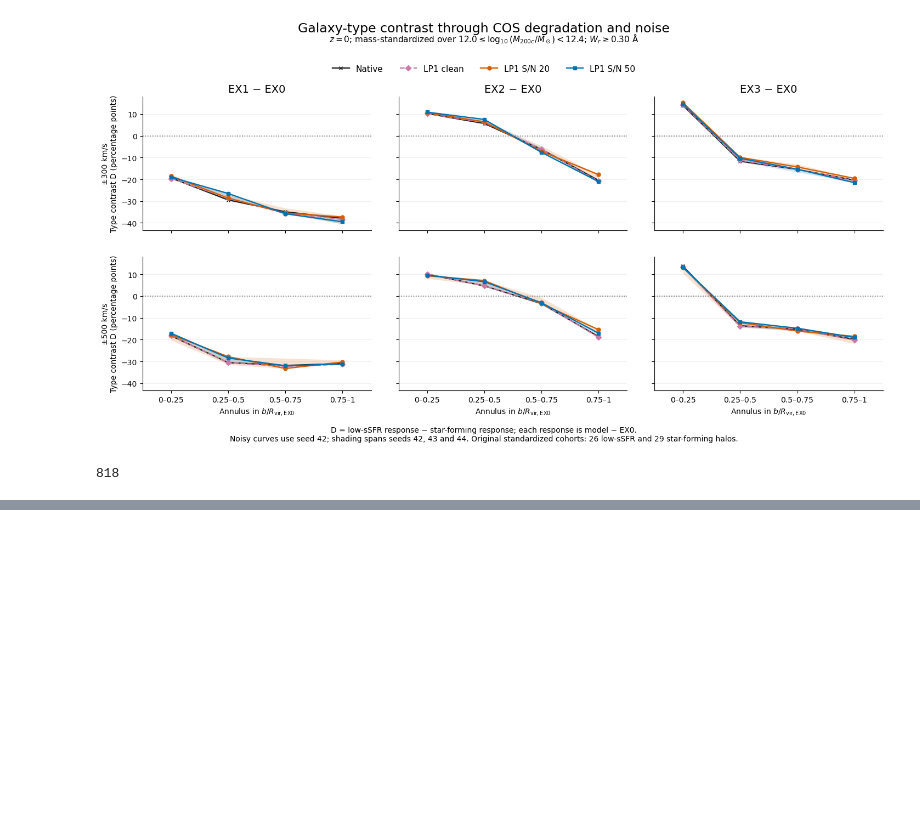
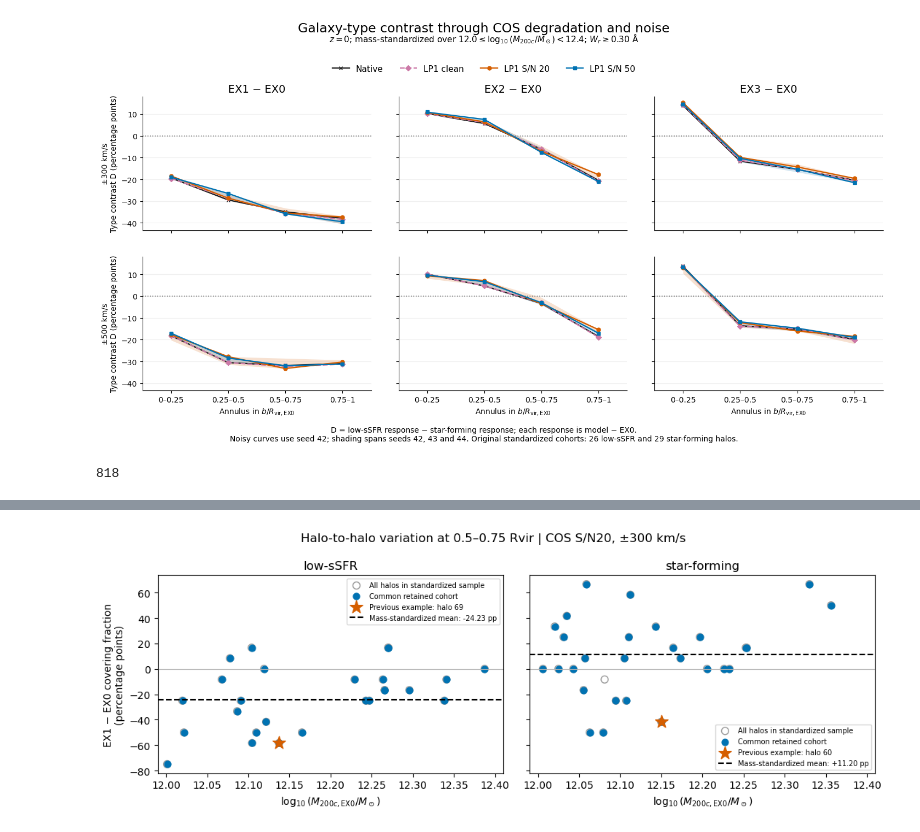
Before and after one commit to gogoi7/lya_forest_ml, a Jupyter notebook: notebooks/03_experiments.ipynb, the cells around one changed output, grey strips where cells are left out. Drawn from its saved outputs; the diff is of its cells as text; code cells hidden in the pictures; blank space fills up the shorter version.

```diff
--- a/notebooks/03_experiments.ipynb
+++ b/notebooks/03_experiments.ipynb
@@ -3714,0 +4212,95 @@ robustness_caption = (
+# %%
+# EX1 covering-fraction response in the annulus used for Fig. 3.
+response_key = ("EX_1", "fc_030", 2, "lp1_snr20", 42, 300)
+
+showcase_pool = offset_meta.loc[
+    offset_meta["logM200c"].ge(12.0)
+    & offset_meta["logM200c"].lt(12.4)
+].copy()
+
+showcase_pool["delta_fc030_pp"] = (
+    100 * full_delta_by_halo[response_key]
+)
+showcase_pool["max_offset_Rvir"] = offset_ratios.max(axis=1)
+
+reference_means = (
+    mass_std_type_ci.loc[
+        mass_std_type_ci["model"].eq("EX_1")
+        & mass_std_type_ci["metric"].eq("fc_030")
+        & mass_std_type_ci["b_bin"].eq(2)
+        & mass_std_type_ci["condition"].eq("lp1_snr20")
+        & mass_std_type_ci["noise_seed"].eq(42)
+        & mass_std_type_ci["half_window_kms"].eq(300)
+    ]
+    .set_index("type_EX0")["mean_delta"] * 100
+)
+
+fig, axes = plt.subplots(1, 2, figsize=(11, 4), sharey=True)
+ranked_candidates = []
+
+for ax, kind, old_id in zip(
+    axes, ["low_sSFR", "star-forming"], [69, 60]
+):
+    population = showcase_pool.loc[
+        showcase_pool["type_EX0"].eq(kind)
+    ].copy()
+    target = float(reference_means.loc[kind])
+
+    eligible = population.loc[population["retained"]].copy()
+    eligible["distance_from_mean_pp"] = abs(
+        eligible["delta_fc030_pp"] - target
+    )
+    eligible["distance_from_logM12p15"] = abs(
+        eligible["logM200c"] - 12.15
+    )
+    eligible = eligible.sort_values([
+        "distance_from_mean_pp", "distance_from_logM12p15",
+        "max_offset_Rvir",
+    ])
+    ranked_candidates.append(eligible.head(3))
+
+    ax.scatter(
+        population["logM200c"], population["delta_fc030_pp"],
+        facecolors="none", edgecolors="0.6", s=50,
+        label="All halos in standardized sample",
+    )
+    ax.scatter(
+        eligible["logM200c"], eligible["delta_fc030_pp"],
+        color="#0072B2", s=40, label="Common retained cohort",
+    )
+    ax.scatter(
+        population.loc[old_id, "logM200c"],
+        population.loc[old_id, "delta_fc030_pp"],
+        color="#D55E00", marker="*", s=170,
+        label=f"Previous example: halo {old_id}", zorder=5,
+    )
+    ax.axhline(
+        target, color="black", linestyle="--",
+        label=f"Mass-standardized mean: {target:+.2f} pp",
+    )
+    ax.axhline(0, color="0.7", linewidth=0.8)
+    ax.set(
+        title=kind.replace("_", "-"),
+        xlabel=r"$\log_{10}(M_{200c,\mathrm{EX0}}/M_\odot)$",
+        xlim=(11.99, 12.41),
+    )
+    ax.legend(fontsize=7, loc="best")
+
+axes[0].set_ylabel(
+    "EX1 − EX0 covering fraction\n(percentage points)"
+)
+fig.suptitle(
+    "Halo-to-halo variation at 0.5–0.75 Rvir | COS S/N20, ±300 km/s"
+)
+fig.tight_layout()
+plt.show()
+
+showcase_candidates_ranked = pd.concat(ranked_candidates)
+display(
+    showcase_candidates_ranked[[
+        "type_EX0", "logM200c", "max_offset_Rvir",
+        "delta_fc030_pp", "distance_from_mean_pp",
+    ]].round(3)
+)
+# %% [output]
+[figure, added]
```
Also changed, not shown: parts of 10 cells of this notebook, 5 other files.
